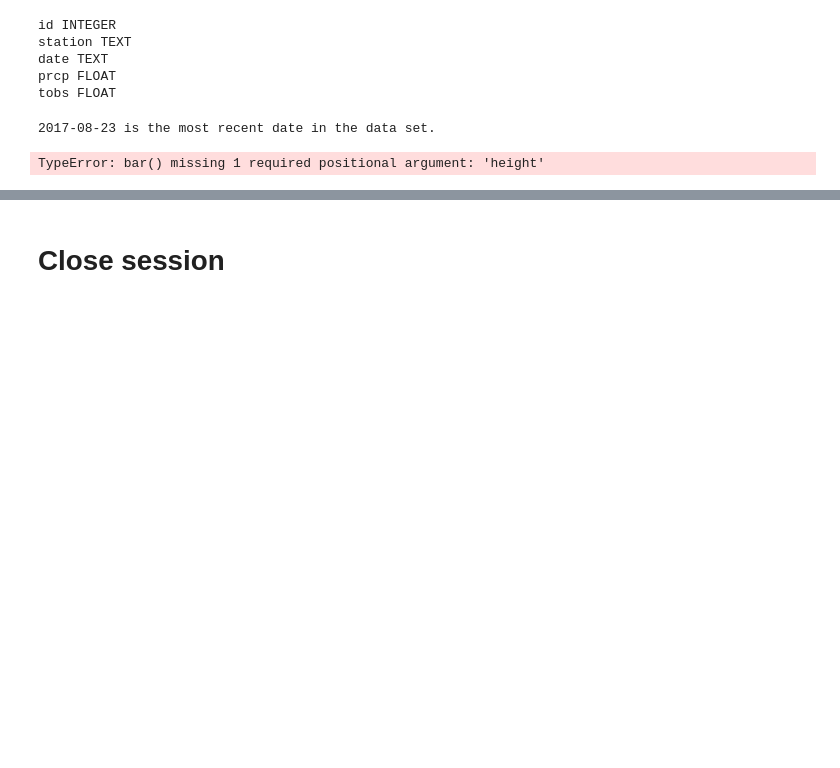
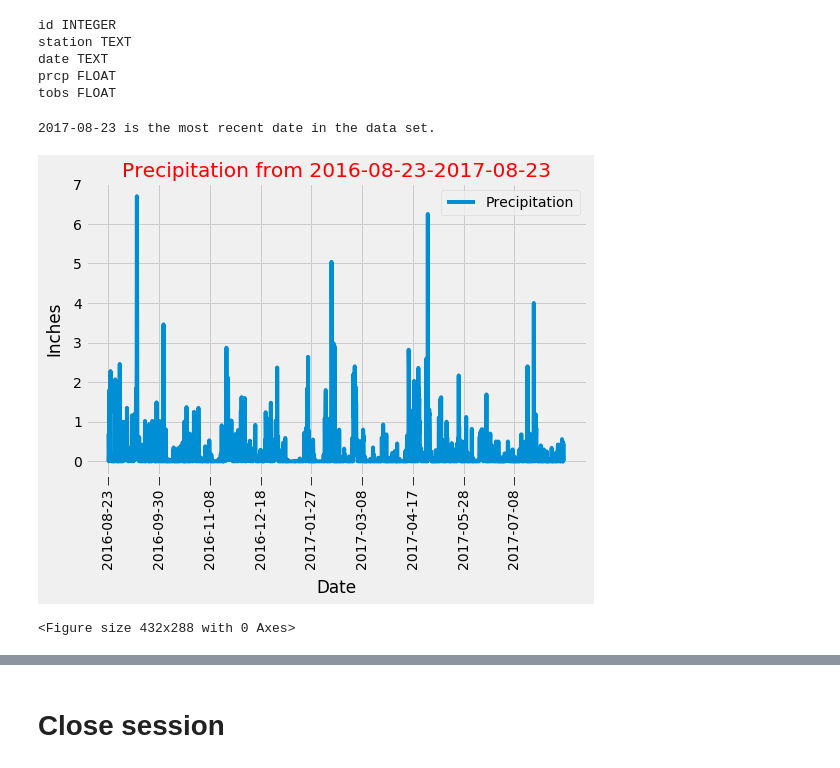
Before and after one commit to julia-claira/sqlalchemy-challenge, a Jupyter notebook: climate_starter.ipynb, the cells around one changed output, grey strips where cells are left out. Cells and saved outputs as stored; diff of their text form; code cells hidden in the pictures; blank space fills up the shorter version.

Commit message:
finished the precipitation graph

```diff
--- a/climate_starter.ipynb
+++ b/climate_starter.ipynb
@@ -61,31 +62,47 @@ print(f"{latestDate} is the most recent date in the data set.")
 # %% [output]
 2017-08-23 is the most recent date in the data set.
 # %%
-# Design a query to retrieve the last 12 months of precipitation data and plot the results.
+##### Design a query to retrieve the last 12 months of precipitation data and plot the results.
 # Starting from the most recent data point in the database.
 
 # Calculate the date one year from the last date in data set.
 
 oneYearAgoDate=dt.date(2017,8,23)-dt.timedelta(days=365)
 
 # Perform a query to retrieve the data and precipitation scores
 oneYearPrec=session.query(Measurement.date,Measurement.prcp)\
 .filter(Measurement.date>=oneYearAgoDate).order_by(Measurement.date.desc())
 
 # Save the query results as a Pandas DataFrame and set the index to the date column
 
 prec_df=pd.DataFrame(oneYearPrec)
 prec_df.set_index('date',inplace=True)
 
 # Sort the dataframe by date
 
 prec_df.sort_values('date',inplace=True)
+prec_df.rename(columns={'prcp':'Precipitation'},inplace=True)
+prec_df.dropna(inplace=True)
+
 
 # Use Pandas Plotting with Matplotlib to plot the data
 
-plt.bar(prec_df)
-#plt.locator_params(axis="x",nbins=12)
+col_length=len(prec_df.iloc[::])#finds the length for the x-axis
+col_div=int(round(col_length/9,0)) #finds the number to divide into col_length to get 9 ticks
+
+ax=prec_df.plot(kind="line",rot='vertical',figsize=(8,5))#plots the graph
+
+ax.set_xticks(range(0,col_length,1)[::col_div])#sets the xticks divided into 9 places
+ax.set_xticklabels(prec_df.index[::col_div], rotation='vertical')#sets they x label into 9 places
+
+#formats the graph
+ax.set_ylabel("Inches",labelpad=10)
+ax.set_xlabel("Date",labelpad=10)
+ax.set_title(f"Precipitation from {oneYearAgoDate}-{latestDate}",color='red')
+ax.xaxis.set_tick_params(length=10)
+
 plt.show()
 plt.tight_layout()
 # %% [output]
+[figure, added]
-TypeError: bar() missing 1 required positional argument: 'height'
+<Figure size 432x288 with 0 Axes>
```
Also changed, not shown: parts of 4 cells of this notebook.
